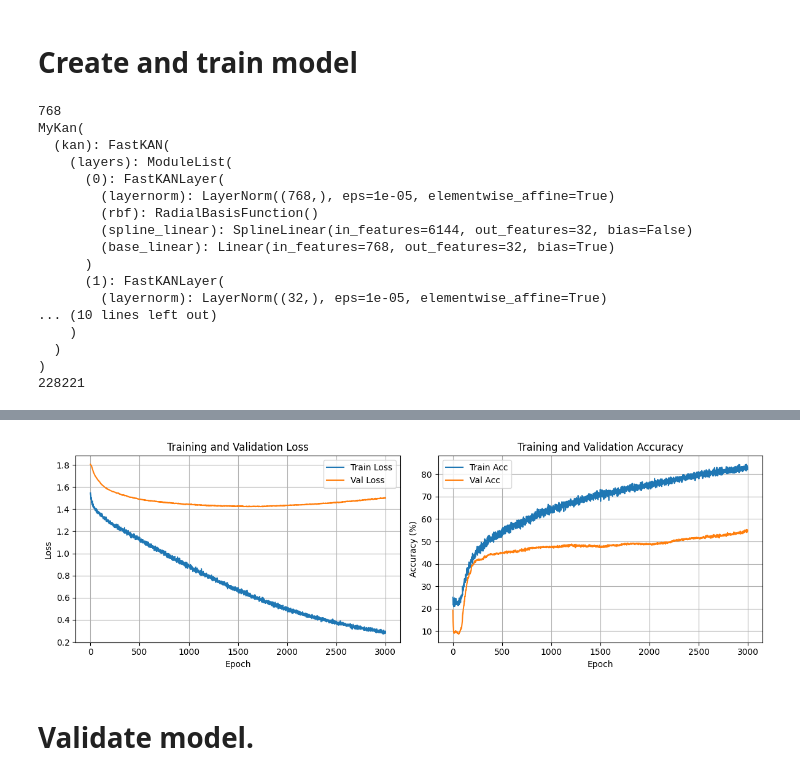
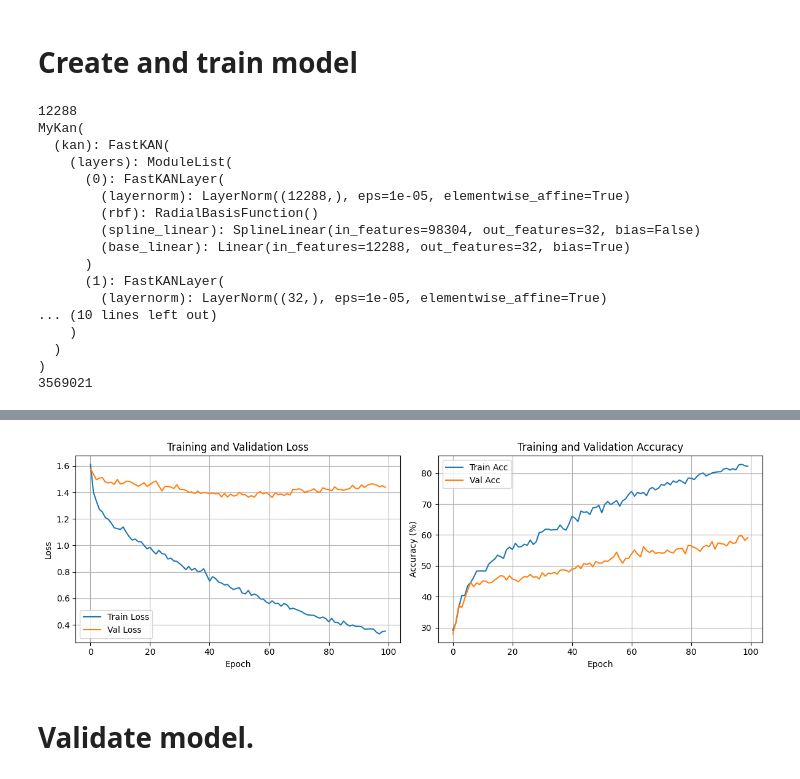
Before and after one commit to mosheadd/KANProt, a Jupyter notebook: prototype2.ipynb, the cells around one changed output, grey strips where cells are left out. Saved outputs shown, nothing was run; the diff lists cells and outputs as text; code cells hidden in the pictures.

```diff
--- a/prototype2.ipynb
+++ b/prototype2.ipynb
@@ -82,8 +82,8 @@ Successfully loaded 3662/3662 images.
 # %%
 train_paths, val_paths, train_labels, val_labels = train_test_split(imgs_paths, labels, test_size=0.2, random_state=42, stratify=labels)
 
-img_size = (16, 16)
-batches_size = 1024
+img_size = (64, 64)
+batches_size = 16
 
 train_dataset = ImgDataset(train_paths, train_labels, img_size)
 val_dataset = ImgDataset(val_paths, val_labels, img_size)
@@ -129,15 +129,15 @@ model = model.to(DEVICE)
 print(model)
 print(sum(p.numel() for p in model.parameters()))
 # %% [output]
-768
+12288
 MyKan(
   (kan): FastKAN(
     (layers): ModuleList(
       (0): FastKANLayer(
-        (layernorm): LayerNorm((768,), eps=1e-05, elementwise_affine=True)
+        (layernorm): LayerNorm((12288,), eps=1e-05, elementwise_affine=True)
         (rbf): RadialBasisFunction()
-        (spline_linear): SplineLinear(in_features=6144, out_features=32, bias=False)
-        (base_linear): Linear(in_features=768, out_features=32, bias=True)
+        (spline_linear): SplineLinear(in_features=98304, out_features=32, bias=False)
+        (base_linear): Linear(in_features=12288, out_features=32, bias=True)
       )
       (1): FastKANLayer(
         (layernorm): LayerNorm((32,), eps=1e-05, elementwise_affine=True)
@@ -145,9 +145,9 @@ MyKan(
     )
   )
 )
-228221
+3569021
 # %%
-def train_model_with_valid(model, train_loader, val_loader, lr=1e-5, epochs=1000, print_every_step=5, print_class_report=True, use_weighted_loss=False, early_stopping=True):
+def train_model_with_valid(model, train_loader, val_loader, lr=1e-5, epochs=100, print_every_step=5, print_class_report=True, use_weighted_loss=False, early_stopping=True):
     optimizer = torch.optim.AdamW(model.parameters(), lr=lr, weight_decay=1e-4)
 
     if use_weighted_loss:
@@ -266,7 +266,7 @@ def plot_history(history):
     plt.show()
 # %%
 if __name__ == "__main__":
-    history = train_model_with_valid(model, train_loader, val_loader, epochs=3000, use_weighted_loss=True, early_stopping=False)
+    history = train_model_with_valid(model, train_loader, val_loader, use_weighted_loss=True, early_stopping=False)
     plot_history(history)
 # %% [output]
 Training...
@@ -289,4 +289,4 @@ Epoch: 2553
-[figure, old version]
+[figure, new version]
 # %% [markdown]
 # Validate model.
 # %%
```
Also changed, not shown: parts of 2 cells of this notebook.
